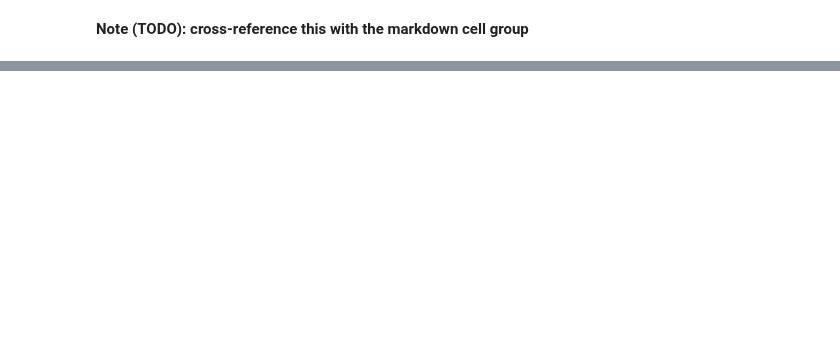
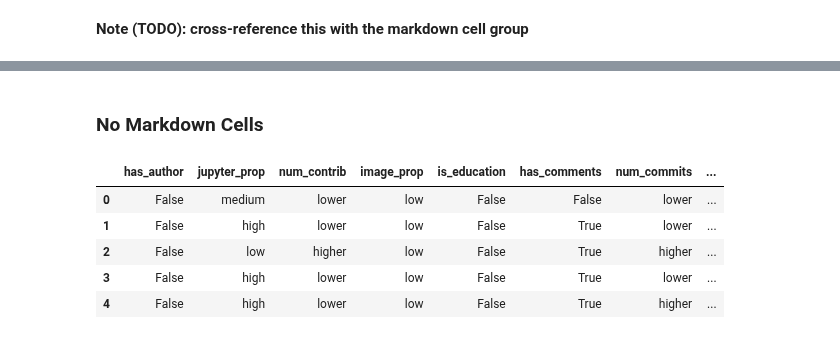
Before and after one commit to Isabel-Gan/quantifying-notebook-features, a Jupyter notebook: output/complete-runs/analysis/cat-factor-analysis.ipynb, the cells around one changed output, grey strips where cells are left out. Saved outputs shown, nothing was run; the diff lists cells and outputs as text; code cells hidden in the pictures; blank space fills up the shorter version.

```diff
--- a/output/complete-runs/analysis/cat-factor-analysis.ipynb
+++ b/output/complete-runs/analysis/cat-factor-analysis.ipynb
@@ -730,0 +802,18 @@ no_md_association_rules
+# %% [markdown]
+### No Markdown Cells
+# %%
+# create a copy of the dataframe we will one-hot encode
+no_md_one_hot = no_md_original.copy()
+# %%
+# drop the first two columns
+no_md_one_hot = no_md_one_hot.drop(['Unnamed: 0', 'nb_id'], axis = 1)
+# %%
+# initial look at the data
+no_md_one_hot.head()
+# %% [output]
+|  | has_author | jupyter_prop | num_contrib | image_prop | is_education | has_comments | num_commits | ... |
+| 0 | False | medium | lower | low | False | False | lower | ... |
+| 1 | False | high | lower | low | False | True | lower | ... |
+| 2 | False | low | higher | low | False | True | higher | ... |
+| 3 | False | high | lower | low | False | True | lower | ... |
+| 4 | False | high | lower | low | False | True | higher | ... |
```
Also changed, not shown: parts of 27 cells of this notebook.
